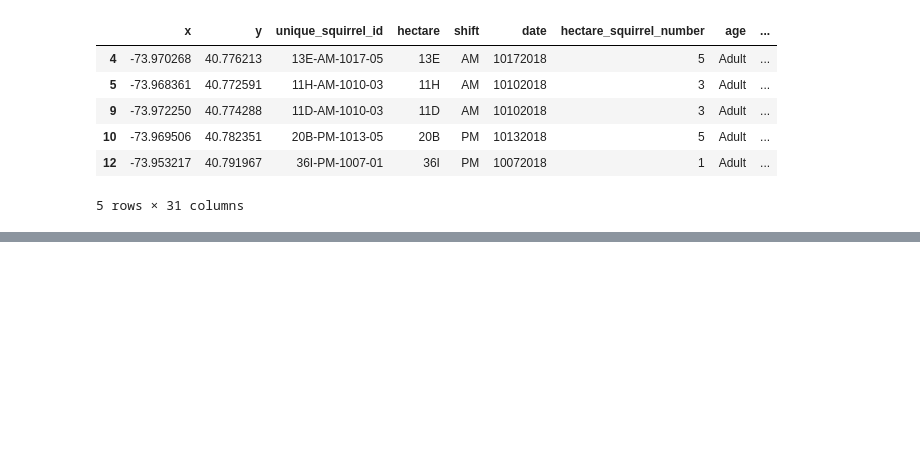
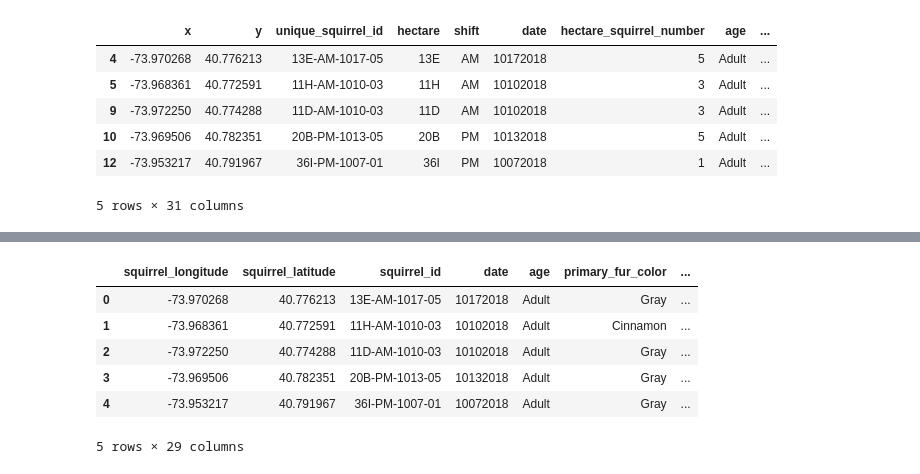
Before and after one commit to alyssahondrade/we-the-new-york-city-squirrels, a Jupyter notebook: squirrel_cleaning.ipynb, the cells around one changed output, grey strips where cells are left out. Cells and saved outputs as stored; diff of their text form; code cells hidden in the pictures; blank space fills up the shorter version.

```diff
--- a/squirrel_cleaning.ipynb
+++ b/squirrel_cleaning.ipynb
@@ -657,0 +671,4 @@ shouting_cols = shouting_df.columns[1:]
+# %%
+# Drop the shouting_cols
+shouting_df = shouting_df.drop(columns=shouting_cols)
+shouting_df.head()
@@ -657,0 +682,12 @@ shouting_cols = shouting_df.columns[1:]
+# %%
+# Merge with s2018_rename_columns
+s2018_booleans = pd.merge(s2018_rename_columns, shouting_df, on="squirrel_id", how="inner")
+s2018_booleans.head()
+# %% [output]
+|  | squirrel_longitude | squirrel_latitude | squirrel_id | date | age | primary_fur_color | ... |
+| 0 | -73.970268 | 40.776213 | 13E-AM-1017-05 | 10172018 | Adult | Gray | ... |
+| 1 | -73.968361 | 40.772591 | 11H-AM-1010-03 | 10102018 | Adult | Cinnamon | ... |
+| 2 | -73.972250 | 40.774288 | 11D-AM-1010-03 | 10102018 | Adult | Gray | ... |
+| 3 | -73.969506 | 40.782351 | 20B-PM-1013-05 | 10132018 | Adult | Gray | ... |
+| 4 | -73.953217 | 40.791967 | 36I-PM-1007-01 | 10072018 | Adult | Gray | ... |
+5 rows × 29 columns
```
Also changed, not shown: parts of 13 cells of this notebook.
